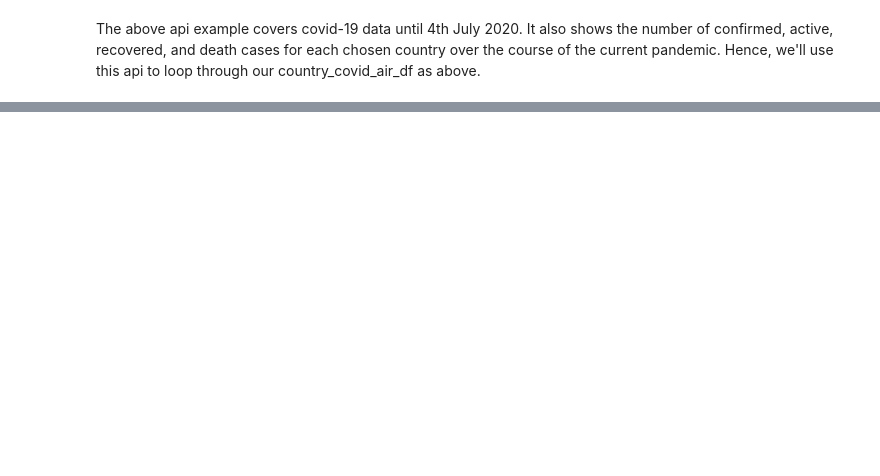
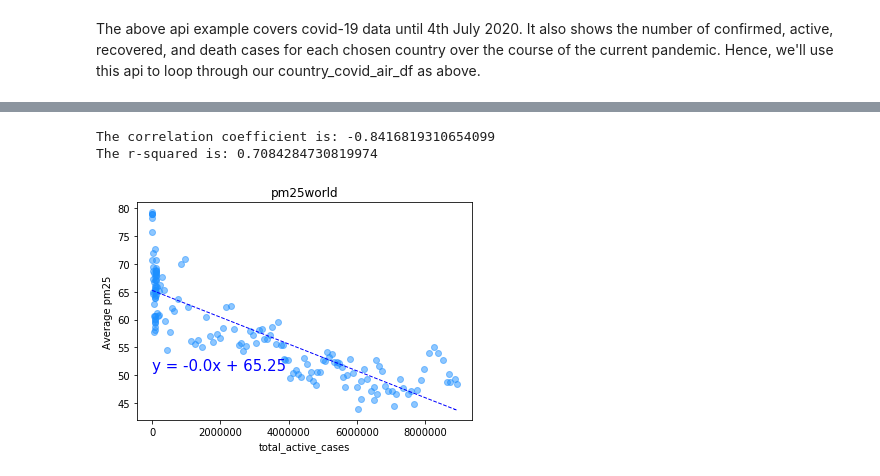
Before and after one commit to poojaisabelle/Project-One, a Jupyter notebook: data_exploration_cleanup_MASTER.ipynb, the cells around one changed output, grey strips where cells are left out. Drawn from its saved outputs; the diff is of its cells as text; code cells hidden in the pictures; blank space fills up the shorter version.

Commit message:
Add one linear regression for pm25

```diff
--- a/data_exploration_cleanup_MASTER.ipynb
+++ b/data_exploration_cleanup_MASTER.ipynb
@@ -767,0 +1327,3 @@ world_covid_df.tail()
+# %%
+air_median_pm25_transposed["Average pm25"] = final_air_median_pm25_transposed.mean(axis=1)
+air_median_pm25_transposed
@@ -767,0 +1345,3 @@ world_covid_df.tail()
+# %%
+final_air_median_pm25_transposed = air_median_pm25_transposed["Average pm25"].to_frame().reset_index()
+final_air_median_pm25_transposed
@@ -767,0 +1362,3 @@ world_covid_df.tail()
+# %%
+world_air_covid_median_pm25 = pd.merge(total_active_world_covid, final_air_median_pm25_transposed, how="inner", on="Date")
+world_air_covid_median_pm25
@@ -768,3 +1379,28 @@ world_covid_df.tail()
+# %%
+def linear_regression_plot(df_name, df, x, y):
+    (slope, intercept, rvalue, pvalue, stderr) = linregress(df[x], df[y])
+    regress_values = slope * df[x] + intercept
+
+    line_eq = f"y = {round(slope, 2)}x + {round(intercept, 2)}"
+
+    print(f"The correlation coefficient is: {rvalue}")
+    print(f"The r-squared is: {rvalue**2}")
+
+    plt.scatter(df[x], df[y], facecolors="dodgerblue", alpha=0.5)
+    plt.plot(df[x], regress_values, "b--", linewidth=1)
+    plt.annotate(line_eq, (df[x].min(), df[y].quantile(
+        0.25)), fontsize=15, color="blue")
+    plt.title(f"{df_name}world")
+    plt.xlabel(x)
+    plt.ylabel(y)
+    plt.savefig(f"images/{df_name}linear.png")
+    plt.show()
+# %%
+linear_regression_plot("pm25", world_air_covid_median_pm25, x="total_active_cases", y="Average pm25")
+# %% [output]
+The correlation coefficient is: -0.8416819310654099
+The r-squared is: 0.7084284730819974
+[figure, added]
 # %%
 # import time
 # from scipy.stats import linregress
```
Also changed, not shown: parts of 61 cells of this notebook, 1 other file.
